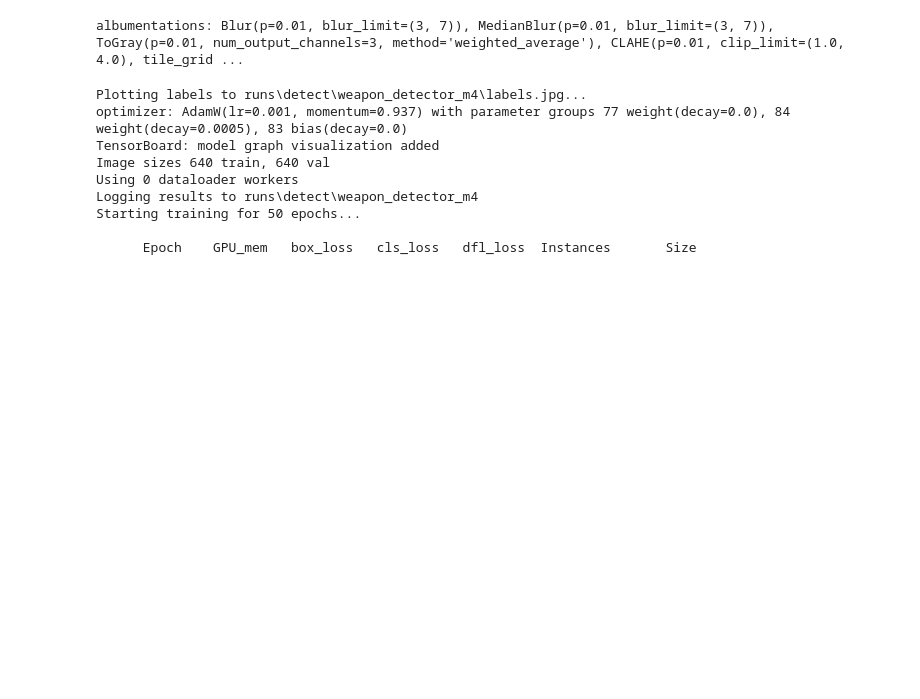
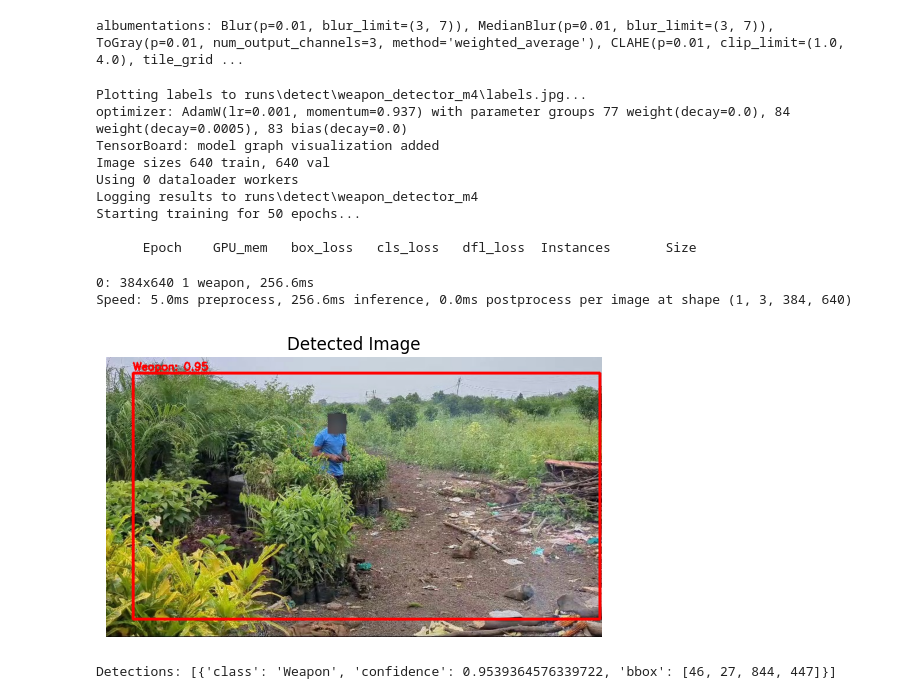
Before and after one commit to idrismusa4/AI-WDS, a Jupyter notebook: wds.ipynb, the cells around one changed output. Cells and saved outputs as stored; diff of their text form; code cells hidden in the pictures; blank space fills up the shorter version.

```diff
--- a/wds.ipynb
+++ b/wds.ipynb
@@ -244,3 +244,28 @@ Logging results to runs\detect\weapon_detector_m4
 Starting training for 50 epochs...
 
       Epoch    GPU_mem   box_loss   cls_loss   dfl_loss  Instances       Size
+# %%
+# Initialize the detector
+detector = WeaponDetectionSystem(model_size='m')
+
+# Load the trained model weights
+detector.load_model('runs/detect/weapon_detector13/weights/best.pt')
+
+# Test the detector with an example image
+test_image_path = 'yolo_dataset/val/images/dc_gun_2k24_000039_ba8a2ea9.jpg'
+annotated_image, detections = detector.detect(test_image_path)
+
+# Display the annotated image using matplotlib
+if annotated_image is not None:
+    plt.imshow(cv2.cvtColor(annotated_image, cv2.COLOR_BGR2RGB))
+    plt.title('Detected Image')
+    plt.axis('off')
+    plt.show()
+
+# Print the detections
+print("Detections:", detections)
+# %% [output]
+0: 384x640 1 weapon, 256.6ms
+Speed: 5.0ms preprocess, 256.6ms inference, 0.0ms postprocess per image at shape (1, 3, 384, 640)
+[figure, added]
+Detections: [{'class': 'Weapon', 'confidence': 0.9539364576339722, 'bbox': [46, 27, 844, 447]}]
```
Also changed, not shown: 6 other files.
